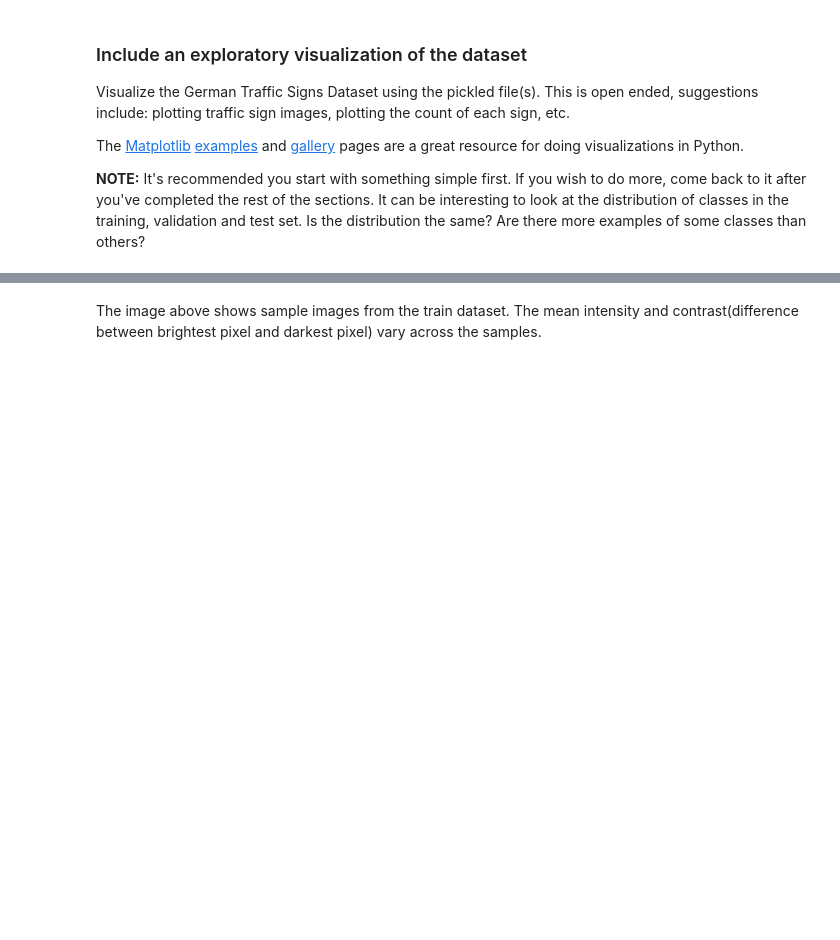
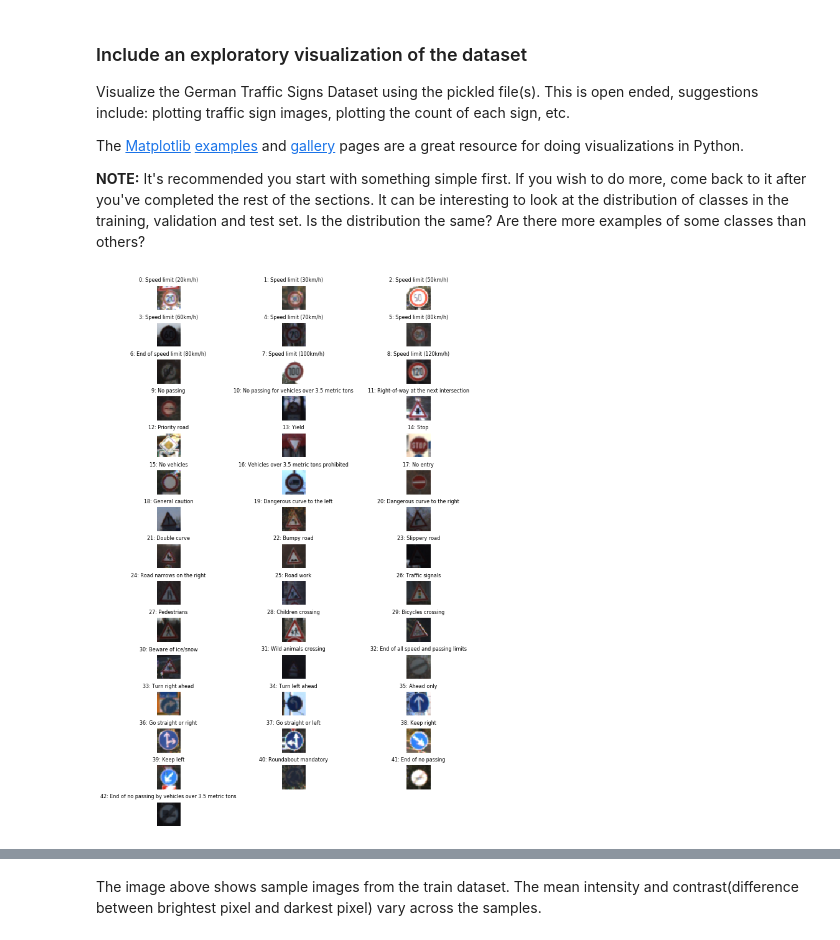
Before and after one commit to JennyLeeStat/TrafficSigns, a Jupyter notebook: traffic_signs.ipynb, the cells around one changed output, grey strips where cells are left out. Drawn from its saved outputs; the diff is of its cells as text; code cells hidden in the pictures; blank space fills up the shorter version.

```diff
--- a/traffic_signs.ipynb
+++ b/traffic_signs.ipynb
@@ -133,2 +138,29 @@ import matplotlib.pyplot as plt
 %matplotlib inline
 plt.style.use('ggplot')
+# %%
+def display_w_labels(X, label, sign_names):
+    first_43 = defaultdict(dict)
+    for i, classID in enumerate(label):
+        if classID not in first_43:
+            first_43[ classID ][ 'image_id' ] = i
+            first_43[ classID ][ 'name' ] = sign_names[ 'SignName' ][ classID ]
+        if len(first_43) == 43:
+            break
+
+    plt.figure(figsize=(9, 16))
+    for n in range(43):
+        plt.subplot(15, 3, n + 1)
+        plt.xticks(())
+        plt.yticks(())
+        image = X[ first_43[ n ][ 'image_id' ] ]
+        gcn = input_.global_contrast_normalization(image)
+        mm = input_.minmax_normalization(gcn)
+        plt.imshow(X[ first_43[ n ][ 'image_id' ] ])
+        plt.title("{}: {}".format(n, first_43[ n ][ 'name' ]), fontsize=8)
+    plt.subplots_adjust(wspace=1, hspace=0.5)
+    return first_43
+
+sign_names = pd.read_csv("signnames.csv")
+first_43 = display_w_labels(X_train, y_train, sign_names)
+# %% [output]
+[figure, added]
```
Also changed, not shown: parts of 37 cells of this notebook, 2 other files.
